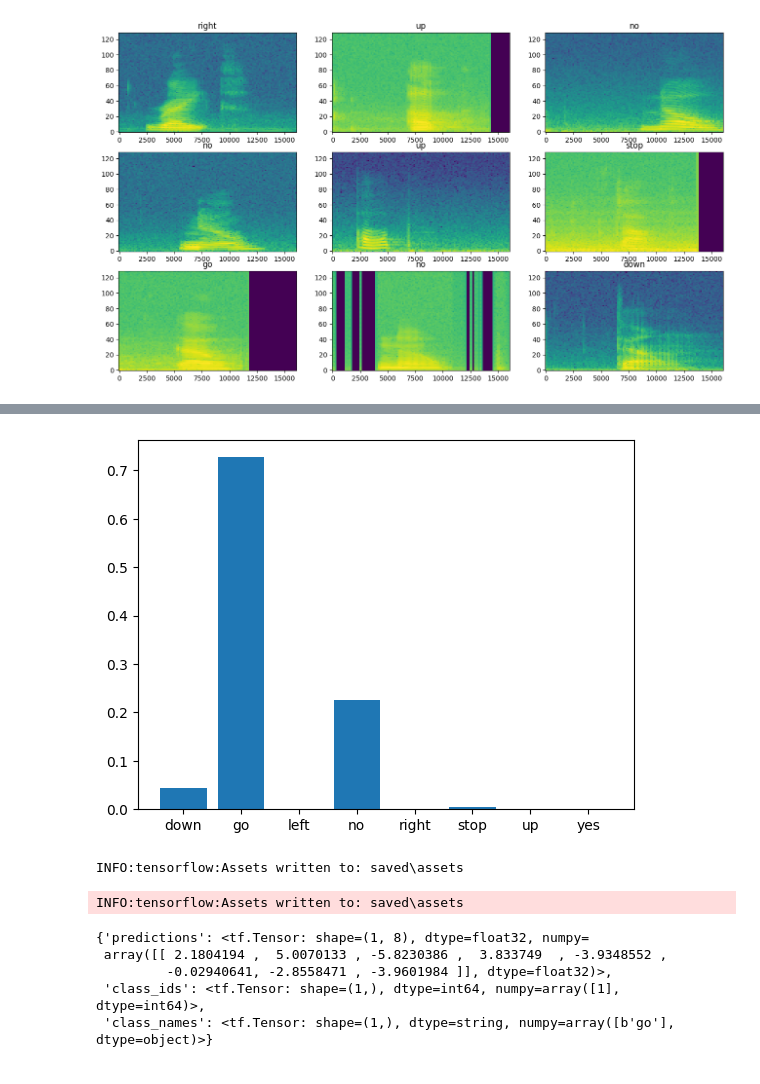
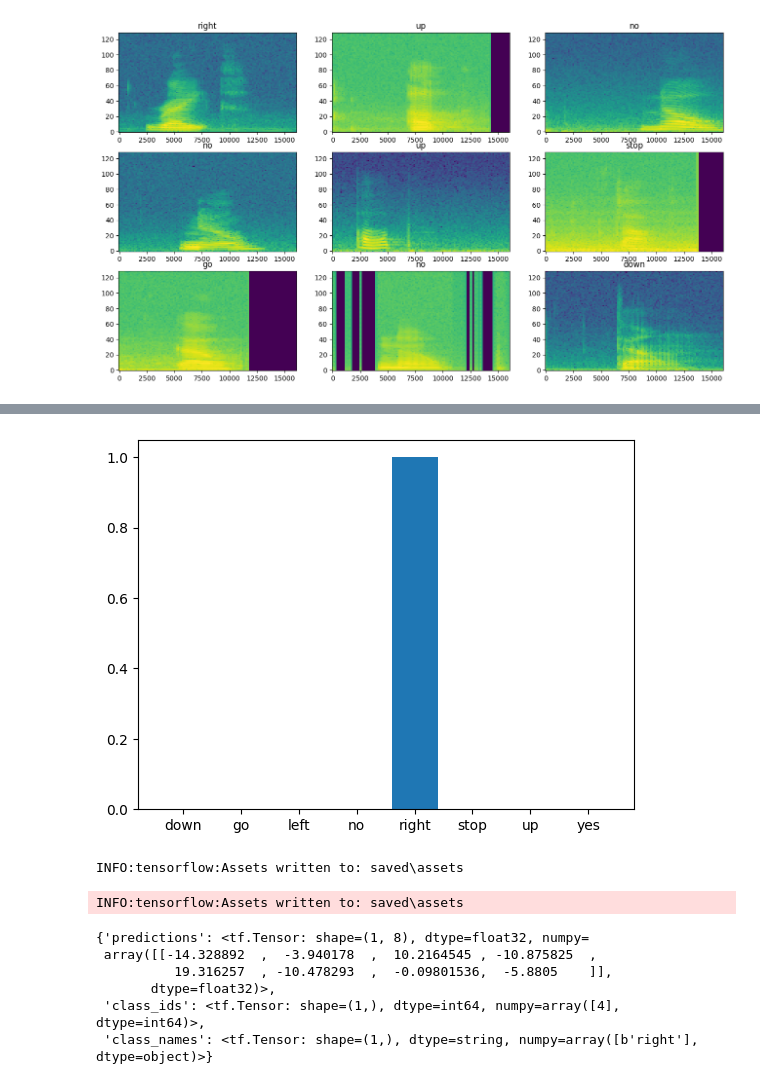
Before and after one commit to NoVeTe36/machine-learning-1, a Jupyter notebook: Project/final.ipynb, the cells around one changed output, grey strips where cells are left out. Saved outputs shown, nothing was run; the diff lists cells and outputs as text; code cells hidden in the pictures.

```diff
--- a/Project/final.ipynb
+++ b/Project/final.ipynb
@@ -162,8 +160,8 @@ def plot_spectrogram(spectrogram, ax):
     ax.pcolormesh(X, Y, log_spec)
 # %%
 for i in range(3):
-  label = label_names_train[example_labels[i]]
-  waveform = example_audio[i]
+  label = label_names_train[labels[i]]
+  waveform = audio[i]
   spectrogram = get_spectrogram(waveform)
 
   print('Label:', label)
@@ -202,7 +200,7 @@ train_spectrogram_ds = make_spec_ds(train_ds)
 val_spectrogram_ds = make_spec_ds(val_ds)
 test_spectrogram_ds = make_spec_ds(test_ds)
 # %%
-for example_spectrograms, example_spect_labels in train_spectrogram_ds.take(1):
+for spectrograms, spect_labels in train_spectrogram_ds.take(1):
   break
 # %%
 train_spectrogram_ds = train_spectrogram_ds.cache().shuffle(10000).prefetch(tf.data.AUTOTUNE)
@@ -225,7 +223,7 @@ plt.show()
 # %% [output]
 [figure]
 # %%
-input_shape = example_spectrograms.shape[1:]
+input_shape = spectrograms.shape[1:]
 print('Input shape:', input_shape)
 
 norm_layer = layers.Normalization()
@@ -233,9 +231,7 @@ norm_layer.adapt(data=train_spectrogram_ds.map(map_func=lambda spec, label: spec
 
 model = models.Sequential([
     layers.Input(shape=input_shape),
-    # Downsample the input.
-    layers.Resizing(32, 32),
-    # Normalize.
+    layers.Resizing(32, 64),
     norm_layer,
     layers.Conv2D(32, 3, activation='relu'),
     layers.Conv2D(64, 3, activation='relu'),
@@ -273,7 +269,7 @@ model.compile(
     metrics=['accuracy'],
 )
 # %%
-EPOCHS = 10
+EPOCHS = 20
 history = model.fit(
     train_spectrogram_ds,
     validation_data=val_spectrogram_ds,
@@ -346,20 +339,20 @@ plt.show()
 # %%
 # input x as a wav in test_ds
-x = "./processed_dataset/go/0474c92a_nohash_0.wav"
+x = "./processed_dataset/right/01d22d03_nohash_0.wav"
 x = tf.io.read_file(str(x))
 x, sample_rate = tf.audio.decode_wav(x, desired_channels=1, desired_samples=16000,)
 x = tf.squeeze(x, axis=-1)
 waveform = x
 
 x = get_spectrogram(x)
 x = x[tf.newaxis,...]
 
 prediction = model(x)
 x_labels = ['down', 'go', 'left', 'no', 'right', 'stop', 'up', 'yes']
 plt.bar(x_labels, tf.nn.softmax(prediction[0]))
 plt.show()
 # %% [output]
-[figure, old version]
+[figure, new version]
 # %%
 class ExportModel(tf.Module):
   def __init__(self, model):
@@ -398,10 +392,11 @@ tf.saved_model.save(export, "saved")
 INFO:tensorflow:Assets written to: saved\assets
 INFO:tensorflow:Assets written to: saved\assets
 # %%
-export(tf.constant(str("./processed_dataset/go/0474c92a_nohash_0.wav")))
+export(tf.constant(str("./processed_dataset/right/01d22d03_nohash_0.wav")))
 # %% [output]
 {'predictions': <tf.Tensor: shape=(1, 8), dtype=float32, numpy=
- array([[ 2.1804194 ,  5.0070133 , -5.8230386 ,  3.833749  , -3.9348552 ,
-         -0.02940641, -2.8558471 , -3.9601984 ]], dtype=float32)>,
- 'class_ids': <tf.Tensor: shape=(1,), dtype=int64, numpy=array([1], dtype=int64)>,
- 'class_names': <tf.Tensor: shape=(1,), dtype=string, numpy=array([b'go'], dtype=object)>}
+ array([[-14.328892  ,  -3.940178  ,  10.2164545 , -10.875825  ,
+          19.316257  , -10.478293  ,  -0.09801536,  -5.8805    ]],
+       dtype=float32)>,
+ 'class_ids': <tf.Tensor: shape=(1,), dtype=int64, numpy=array([4], dtype=int64)>,
+ 'class_names': <tf.Tensor: shape=(1,), dtype=string, numpy=array([b'right'], dtype=object)>}
```
Also changed, not shown: parts of 11 cells of this notebook, 12 other files.
